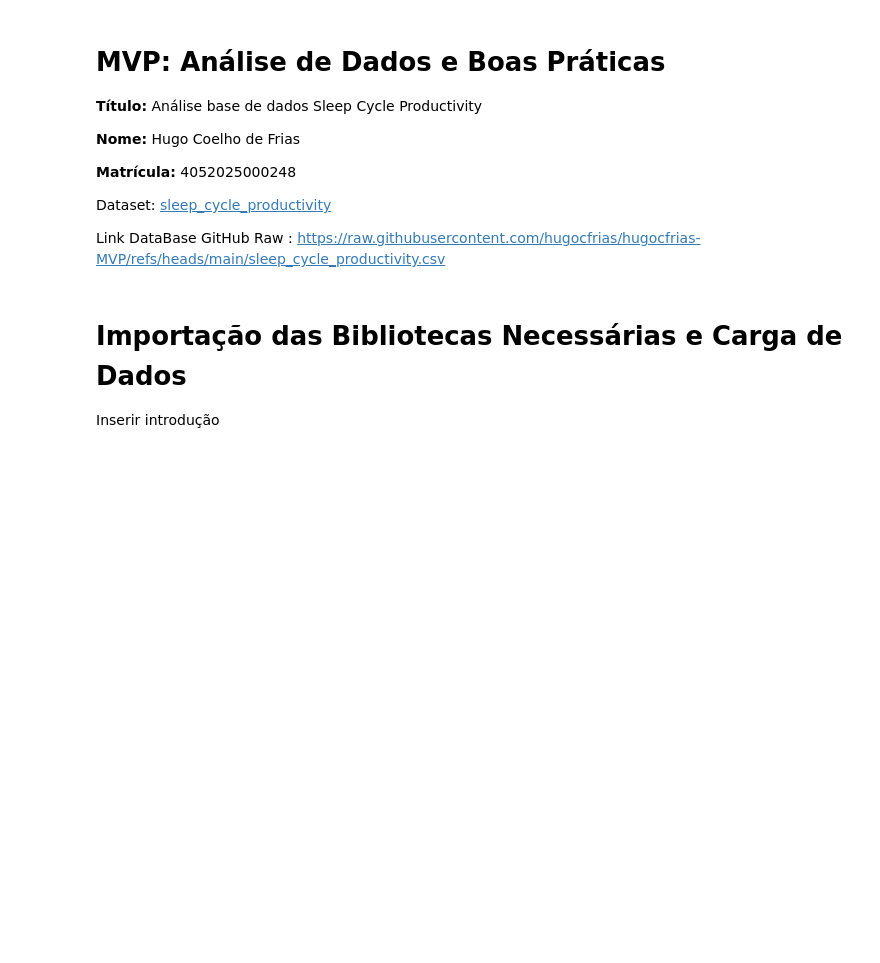
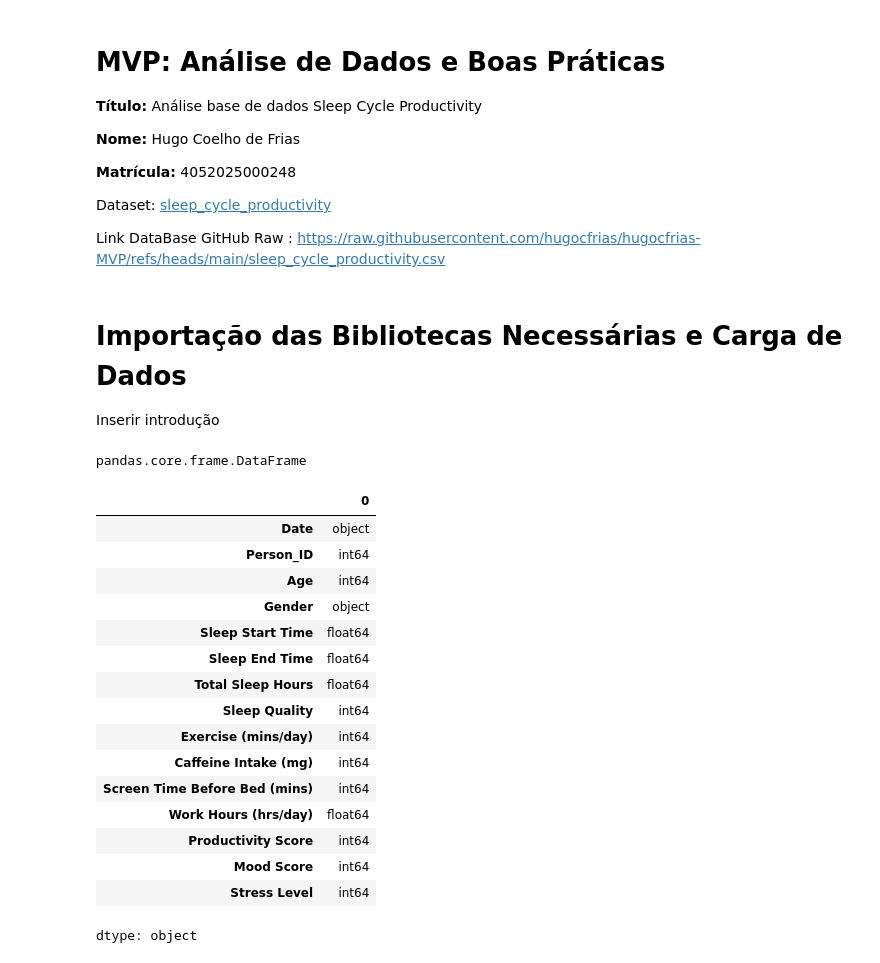
Before and after one commit to hugocfrias/hugocfrias-MVP, a Jupyter notebook: Untitled5.ipynb, the cells around one changed output. Saved outputs shown, nothing was run; the diff lists cells and outputs as text; code cells hidden in the pictures; blank space fills up the shorter version.

```diff
--- a/Untitled5.ipynb
+++ b/Untitled5.ipynb
@@ -38 +34,27 @@ df['species'] = iris.target_names[iris.target]
+# %%
+# verificando que iris é um dataframe
+type(sleep_cycle)
+# %% [output]
+pandas.core.frame.DataFrame
+# %%
+# verificando os tipos de cada coluna do dataframe
+sleep_cycle.dtypes
+# %% [output]
+|  | 0 |
+| Date | object |
+| Person_ID | int64 |
+| Age | int64 |
+| Gender | object |
+| Sleep Start Time | float64 |
+| Sleep End Time | float64 |
+| Total Sleep Hours | float64 |
+| Sleep Quality | int64 |
+| Exercise (mins/day) | int64 |
+| Caffeine Intake (mg) | int64 |
+| Screen Time Before Bed (mins) | int64 |
+| Work Hours (hrs/day) | float64 |
+| Productivity Score | int64 |
+| Mood Score | int64 |
+| Stress Level | int64 |
+dtype: object
 # %%
```
Also changed, not shown: parts of 5 cells of this notebook.
